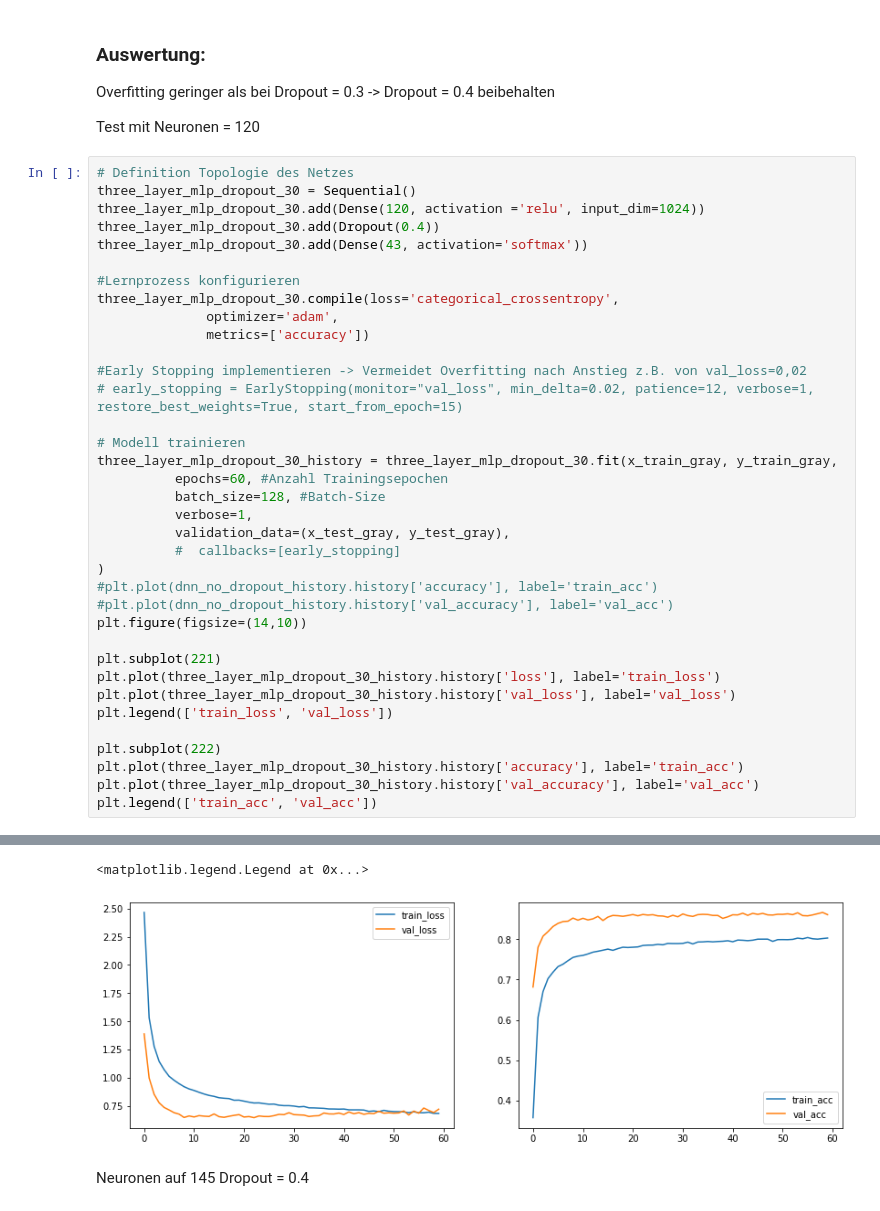
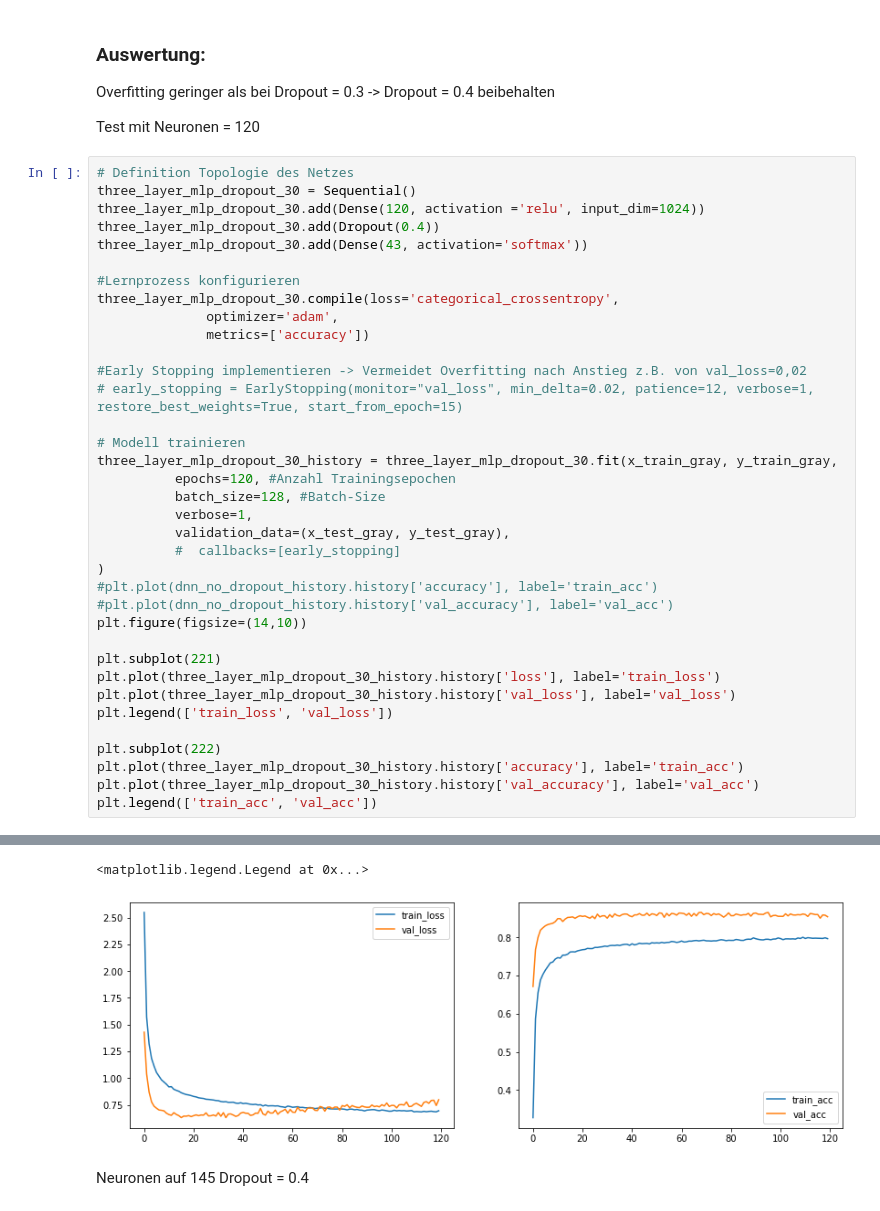
Before and after one commit to nmaaiken/neuro_modularbeit, a Jupyter notebook: 1_Hidden_Layer.ipynb, the cells around one changed output, grey strips where cells are left out. Drawn from its saved outputs; the diff is of its cells as text.

```diff
--- a/1_Hidden_Layer.ipynb
+++ b/1_Hidden_Layer.ipynb
@@ -656,7 +656,7 @@ three_layer_mlp_dropout_30.compile(loss='categorical_crossentropy',
 
 # Modell trainieren
 three_layer_mlp_dropout_30_history = three_layer_mlp_dropout_30.fit(x_train_gray, y_train_gray,
-          epochs=60, #Anzahl Trainingsepochen
+          epochs=120, #Anzahl Trainingsepochen
           batch_size=128, #Batch-Size
           verbose=1,
           validation_data=(x_test_gray, y_test_gray),
@@ -696,5 +696,5 @@ Epoch 60/60
 <matplotlib.legend.Legend at 0x...>
-[figure, old version]
+[figure, new version]
 # %% [markdown]
 Neuronen auf 145 Dropout  = 0.4
 # %%
```
Also changed, not shown: parts of 10 cells of this notebook.
